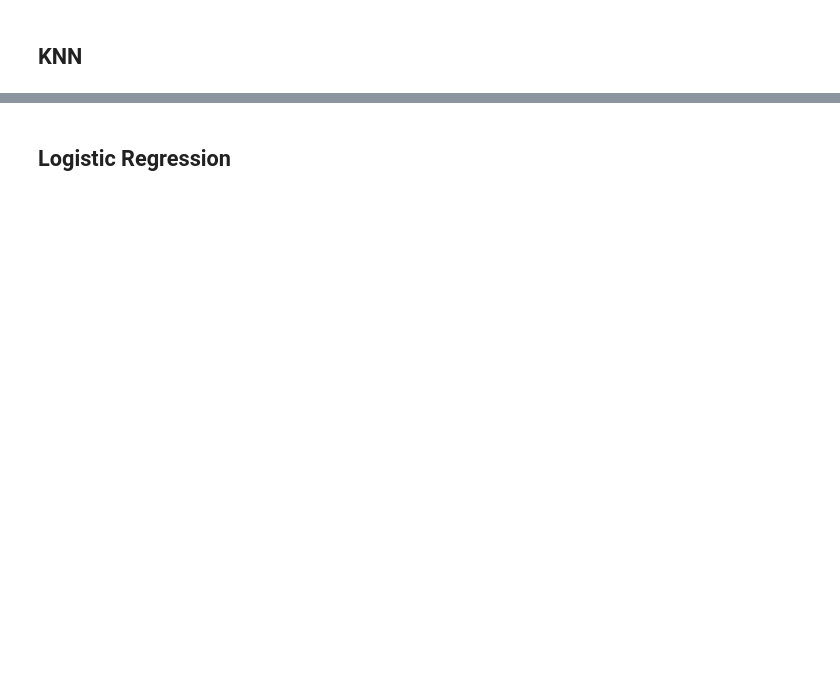
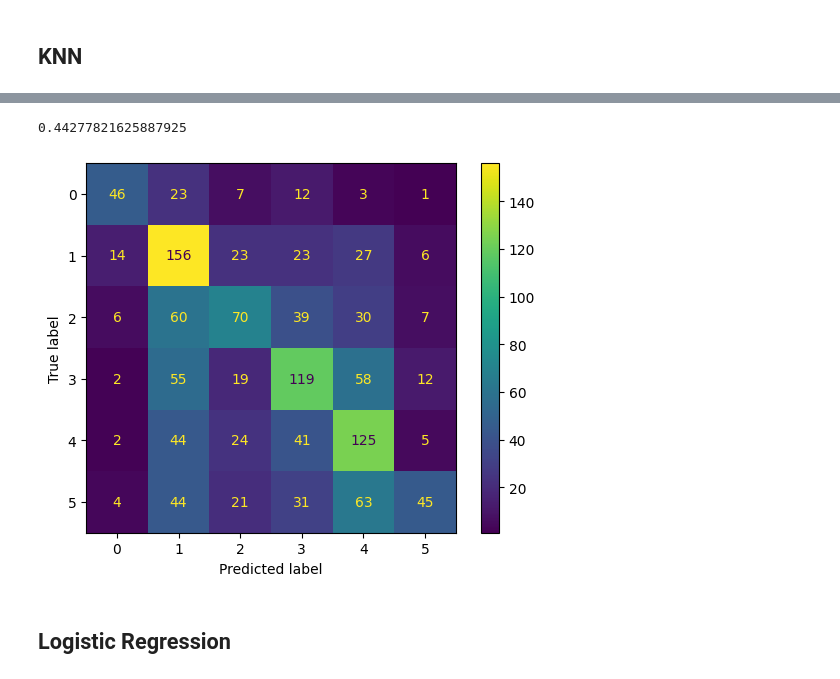
Before and after one commit to TanatPi/ESWD-Term-Project, a Jupyter notebook: true-false-news-classification-eswd-term-project.ipynb, the cells around one changed output, grey strips where cells are left out. Cells and saved outputs as stored; diff of their text form; code cells hidden in the pictures; blank space fills up the shorter version.

```diff
--- a/true-false-news-classification-eswd-term-project.ipynb
+++ b/true-false-news-classification-eswd-term-project.ipynb
@@ -675,6 +677,7 @@ print(X_train.shape)
 from sklearn.naive_bayes import GaussianNB
 gnb = GaussianNB()
 gnb.fit(X_train, y_train.iloc[:,label])
-y_pred = gnb.predict(X_v)
+y_pred_v = gnb.predict(X_v)
+y_pred_test = gnb.predict(X_test)
 # %%
 from sklearn import metrics
@@ -710,14 +734,17 @@ print(np.transpose(np.array([k_range,np.around(scores2,7)*100])))
 # %%
 from sklearn.metrics import confusion_matrix, ConfusionMatrixDisplay
 # n = 31
-knn = KNeighborsClassifier(n_neighbors=131,weights = 'distance')
+knn = KNeighborsClassifier(n_neighbors=141,weights = 'distance')
 knn.fit(X_train, y_train)
 y_pred = knn.predict(X_test)
 cm = confusion_matrix(y_test.iloc[:,label],y_pred[:,label], labels=knn.classes_[label])
 print(metrics.accuracy_score(y_test.iloc[:,label], y_pred[:,label]))
 disp = ConfusionMatrixDisplay(confusion_matrix=cm,display_labels=knn.classes_[label])
 disp.plot()
 plt.show()
+# %% [output]
+0.44277821625887925
+[figure, added]
 # %% [markdown]
 ## Logistic Regression
 # %%
```
Also changed, not shown: parts of 19 cells of this notebook.
